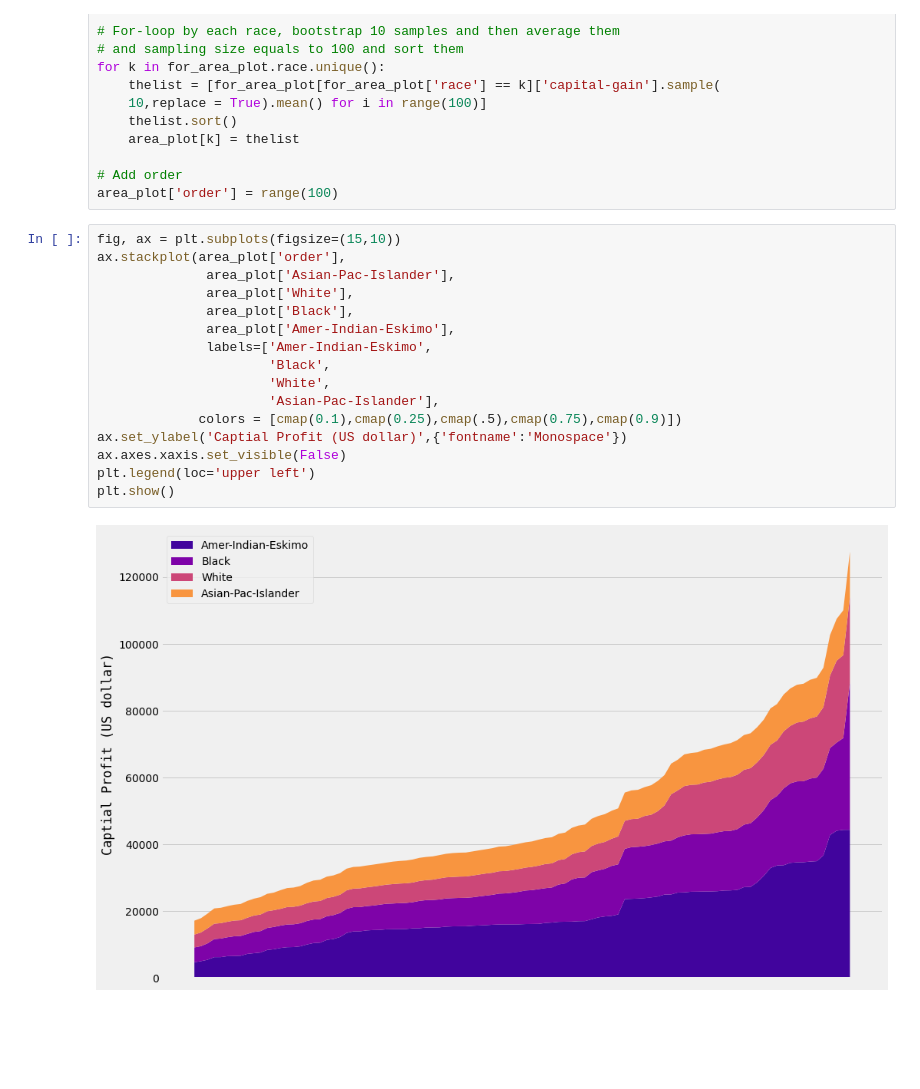
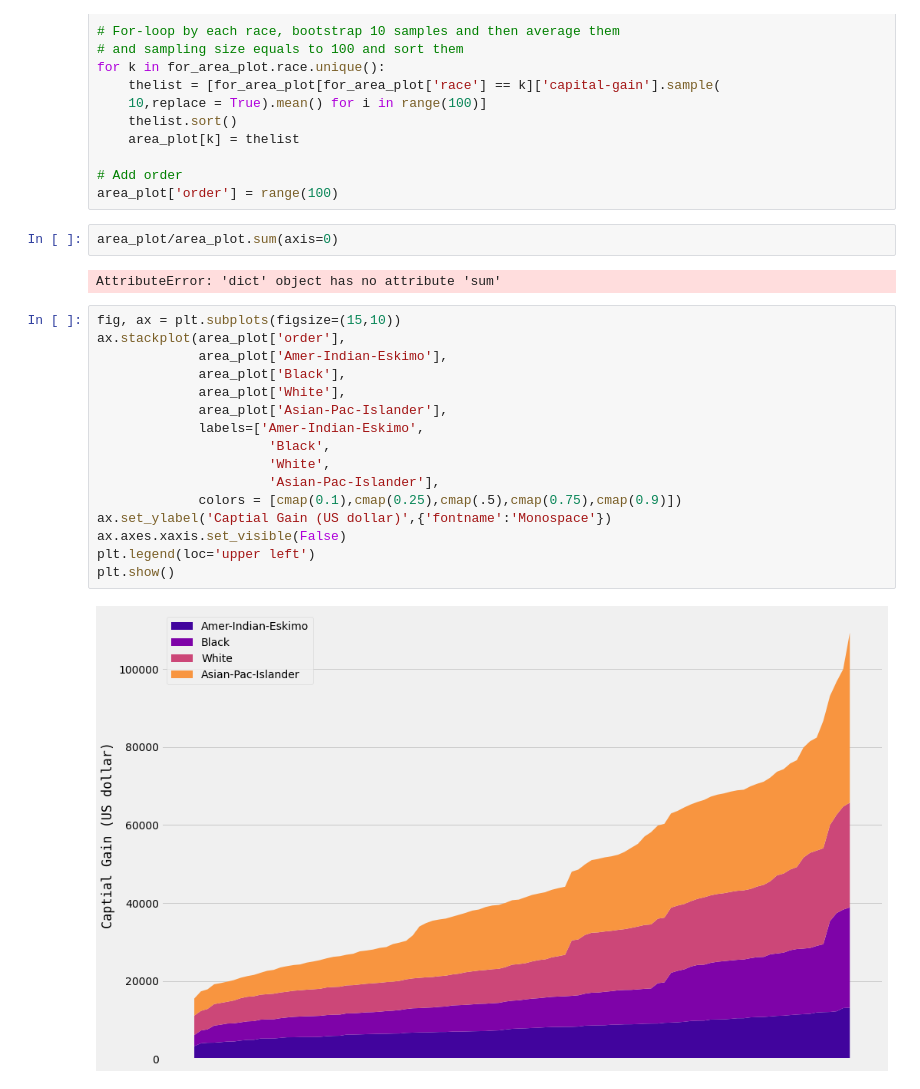
Before and after one commit to jonahwinninghoff/Springboard, a Jupyter notebook: Unit 20/Data Story.ipynb, the cells around one changed output. Drawn from its saved outputs; the diff is of its cells as text; blank space fills up the shorter version.

```diff
--- a/Unit 20/Data Story.ipynb
+++ b/Unit 20/Data Story.ipynb
@@ -191,21 +192,25 @@ for k in for_area_plot.race.unique():
 
 # Add order
 area_plot['order'] = range(100)
+# %%
+area_plot/area_plot.sum(axis=0)
+# %% [output]
+AttributeError: 'dict' object has no attribute 'sum'
 # %%
 fig, ax = plt.subplots(figsize=(15,10))
 ax.stackplot(area_plot['order'],
-              area_plot['Asian-Pac-Islander'],
-              area_plot['White'],
-              area_plot['Black'],
-              area_plot['Amer-Indian-Eskimo'],
-              labels=['Amer-Indian-Eskimo',
+             area_plot['Amer-Indian-Eskimo'],
+             area_plot['Black'],
+             area_plot['White'],
+             area_plot['Asian-Pac-Islander'],
+             labels=['Amer-Indian-Eskimo',
                       'Black',
                       'White',
                       'Asian-Pac-Islander'],
              colors = [cmap(0.1),cmap(0.25),cmap(.5),cmap(0.75),cmap(0.9)])
-ax.set_ylabel('Captial Profit (US dollar)',{'fontname':'Monospace'})
+ax.set_ylabel('Captial Gain (US dollar)',{'fontname':'Monospace'})
 ax.axes.xaxis.set_visible(False)
 plt.legend(loc='upper left')
 plt.show()
 # %% [output]
-[figure, old version]
+[figure, new version]
```
Also changed, not shown: parts of 2 cells of this notebook, 1 other file.
